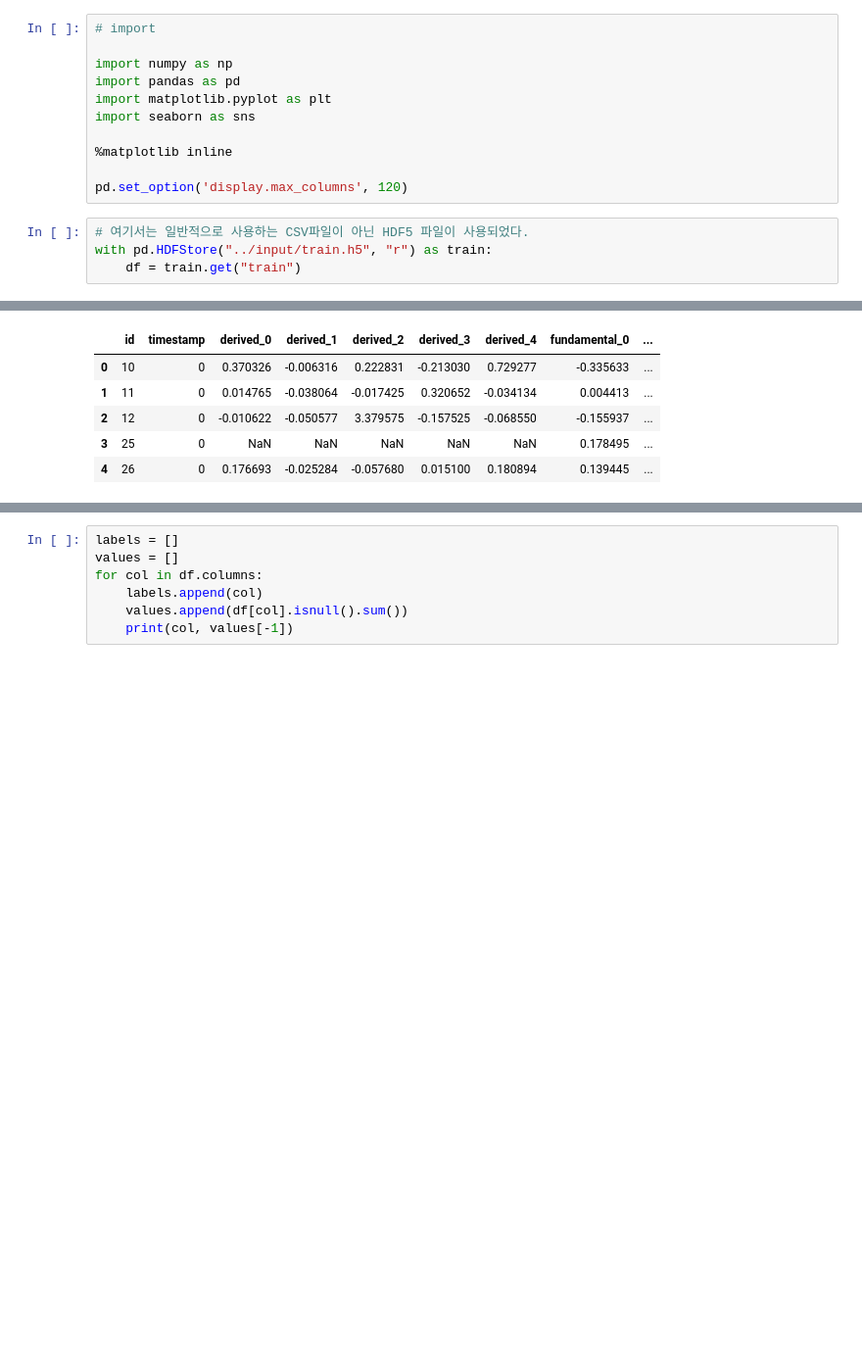
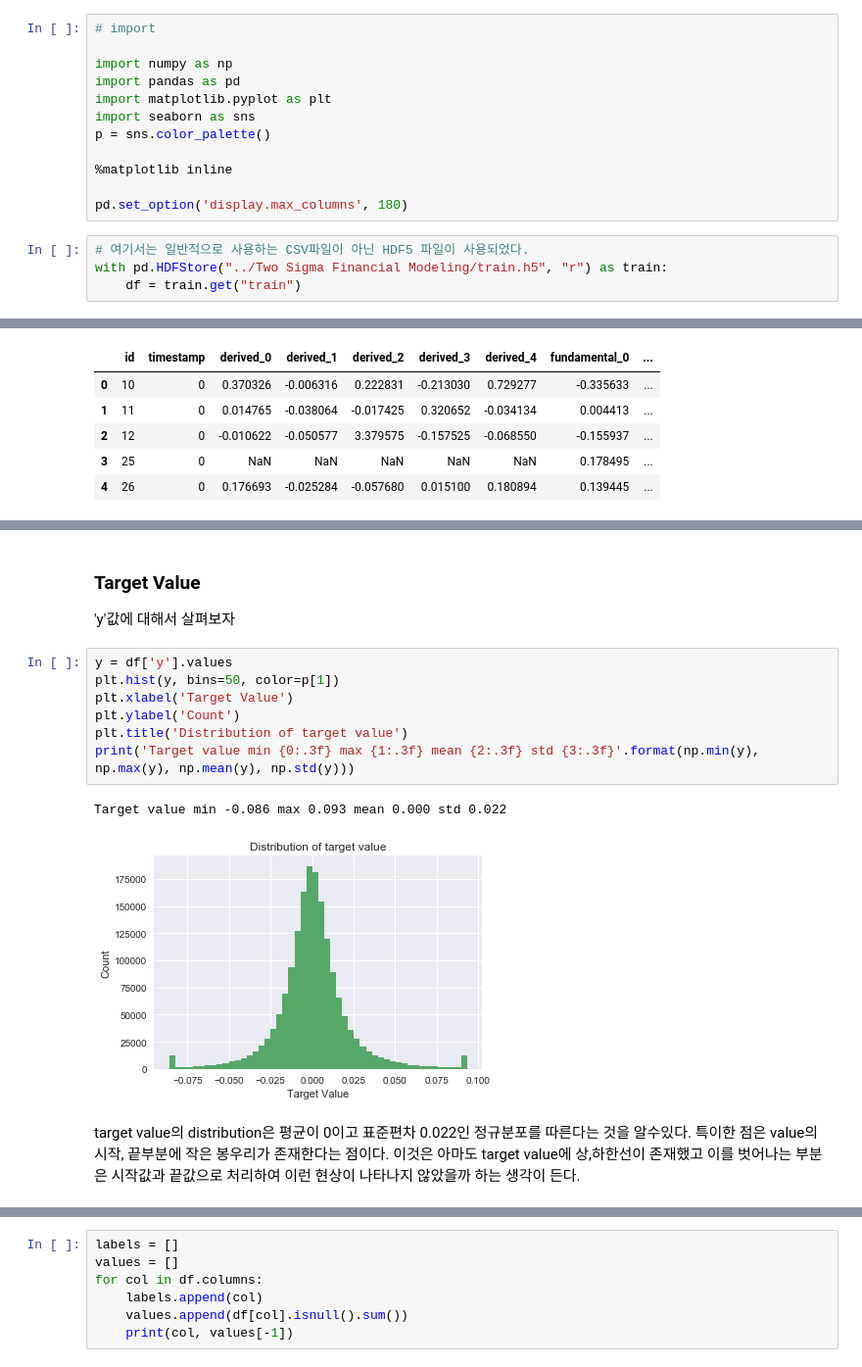
Before and after one commit to ChoiYoonChang/Kaggle_Practice, a Jupyter notebook: Two Sigma Financial Modeling/Two Sigma Financial Modeling anaysis.ipynb, the cells around one changed output, grey strips where cells are left out. Shown at 98% size. Cells and saved outputs as stored; diff of their text form; blank space fills up the shorter version.

```diff
--- a/Two Sigma Financial Modeling/Two Sigma Financial Modeling anaysis.ipynb
+++ b/Two Sigma Financial Modeling/Two Sigma Financial Modeling anaysis.ipynb
@@ -5,13 +5,14 @@ import numpy as np
 import pandas as pd
 import matplotlib.pyplot as plt
 import seaborn as sns
+p = sns.color_palette()
 
 %matplotlib inline
 
-pd.set_option('display.max_columns', 120)
+pd.set_option('display.max_columns', 180)
 # %%
 # 여기서는 일반적으로 사용하는 CSV파일이 아닌 HDF5 파일이 사용되었다.
-with pd.HDFStore("../input/train.h5", "r") as train:
+with pd.HDFStore("../Two Sigma Financial Modeling/train.h5", "r") as train:
     df = train.get("train")
 # %%
 # 대략적인 데이터 형태와 변수들에 대하여 살펴보자.
@@ -36,4 +45,19 @@ df.describe()
 | 50% | 1.098000e+03 | 9.560000e+02 | -8.368272e-04 | 5.523058e-03 | 2.109505e-02 | 2.475614e-03 | 1.175234e-02 | -4.064488e-02 | ... |
 | 75% | 1.657000e+03 | 1.401000e+03 | 1.199108e-01 | 1.078554e-01 | 1.952209e-01 | 3.037236e-01 | 1.556464e-01 | 1.303819e-01 | ... |
 | max | 2.158000e+03 | 1.812000e+03 | 3.252527e+03 | 1.068448e+16 | 3.823001e+03 | 1.239737e+03 | 6.785965e+04 | 1.378195e+00 | ... |
+# %% [markdown]
+### Target Value
+'y'값에 대해서 살펴보자
+# %%
+y = df['y'].values
+plt.hist(y, bins=50, color=p[1])
+plt.xlabel('Target Value')
+plt.ylabel('Count')
+plt.title('Distribution of target value')
+print('Target value min {0:.3f} max {1:.3f} mean {2:.3f} std {3:.3f}'.format(np.min(y), np.max(y), np.mean(y), np.std(y)))
+# %% [output]
+Target value min -0.086 max 0.093 mean 0.000 std 0.022
+[figure, added]
+# %% [markdown]
+target value의 distribution은 평균이 0이고 표준편차 0.022인 정규분포를 따른다는 것을 알수있다. 특이한 점은 value의 시작, 끝부분에 작은 봉우리가 존재한다는 점이다. 이것은 아마도 target value에 상,하한선이 존재했고 이를 벗어나는 부분은 시작값과 끝값으로 처리하여 이런 현상이 나타나지 않았을까 하는 생각이 든다.
 # %% [markdown]
```
Also changed, not shown: parts of 5 cells of this notebook, 1 other file.
